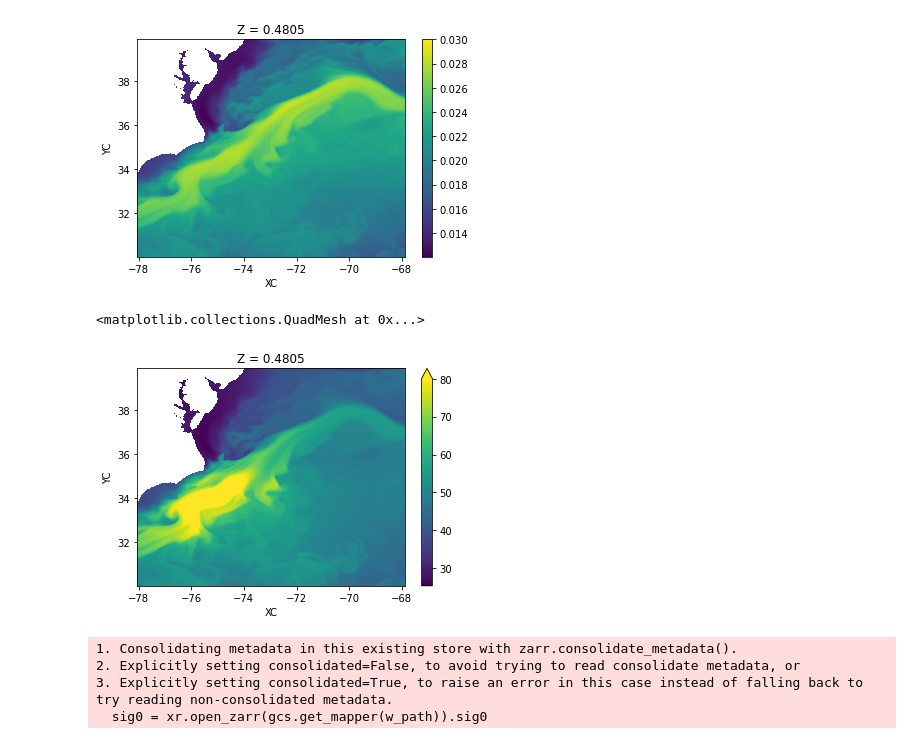
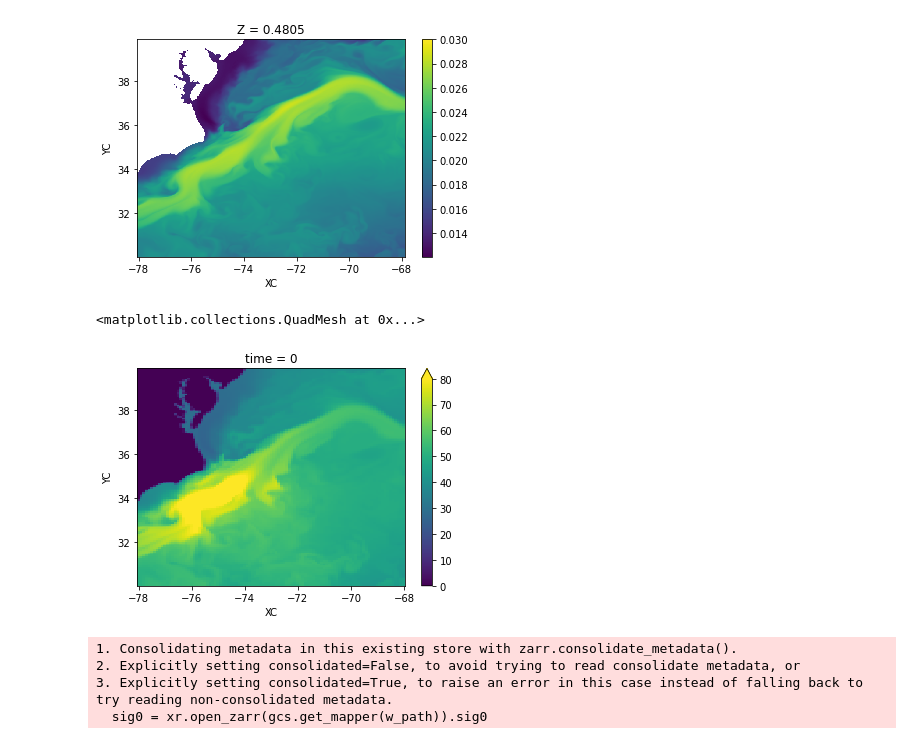
Before and after one commit to roxyboy/MLI_Lf, a Jupyter notebook: eNATL60.ipynb, the cells around one changed output. Saved outputs shown, nothing was run; the diff lists cells and outputs as text; code cells hidden in the pictures.

```diff
--- a/eNATL60.ipynb
+++ b/eNATL60.ipynb
@@ -414,6 +233,26 @@ f = xr.apply_ufunc(gsw.f, xr.DataArray(dss.nav_lat.data, dims=['YC','XC'],
                                        coords={'YC':ds.YC,'XC':ds.XC}),
                    dask='parallelized'
                   )
+
+yC = ds.YC.coarsen({'YC':nC},boundary='trim').mean(skipna=True)
+xC = ds.XC.coarsen({'XC':nC},boundary='trim').mean(skipna=True)
+yG = ds.YG.coarsen({'YG':nC},boundary='trim').mean(skipna=True)
+xG = ds.XG.coarsen({'XG':nC},boundary='trim').mean(skipna=True)
+area = xr.DataArray((dss.e1t * dss.e2t).data, dims=['YC','XC'],
+                    coords={'YC':YC.data,
+                            'XC':XC.data}
+                   )
+nC = 6
+fb = xr.DataArray(xr.apply_ufunc(gsw.f,
+                    (xr.DataArray(dss.nav_lat.data, dims=['YC','XC'],
+                                  coords={'YC':ds.YC,'XC':ds.XC})
+                     * area
+                    ).coarsen({'YC':nC,'XC':nC},boundary='trim').sum(skipna=True)
+                    / area.coarsen({'YC':nC,'XC':nC},boundary='trim').sum(skipna=True),
+                   dask='parallelized'
+                  ).data,  dims=['YC','XC'],
+                 coords={'YC':yC,'XC':xC}
+                )
 hE = (.7*ustar / f)
 hE.isel(time=0).plot()
 # %% [output]
@@ -428,13 +267,19 @@ wstar.isel(time=0).plot(vmax=.03)
 # %%
 Cl = .25
 mstar = .5
 nstar = .066
 
 Lf = Cl*(mstar*ustar**3 + nstar*wstar**3)**(2/3) / f**2 / hE
-(Lf).isel(time=0).plot(vmax=80)
+
+Lfb = xr.DataArray((Lf*area).coarsen({'YC':nC,'XC':nC},boundary='trim').sum(skipna=True)
+      / area.coarsen({'YC':nC,'XC':nC},boundary='trim').sum(skipna=True),
+                  dims=['time','YC','XC'],
+                  coords={'time':ds.time,'YC':yC,'XC':xC}
+     )
+(Lfb).isel(time=0).plot(vmax=80)
 # %% [output]
 <matplotlib.collections.QuadMesh at 0x...>
-[figure, old version]
+[figure, new version]
 # %%
 w_path = f'{SCRATCH}/region01/eNATL60/'+f'sigma0_fma.zarr'
 sig0 = xr.open_zarr(gcs.get_mapper(w_path)).sig0
```
Also changed, not shown: parts of 26 cells of this notebook.
